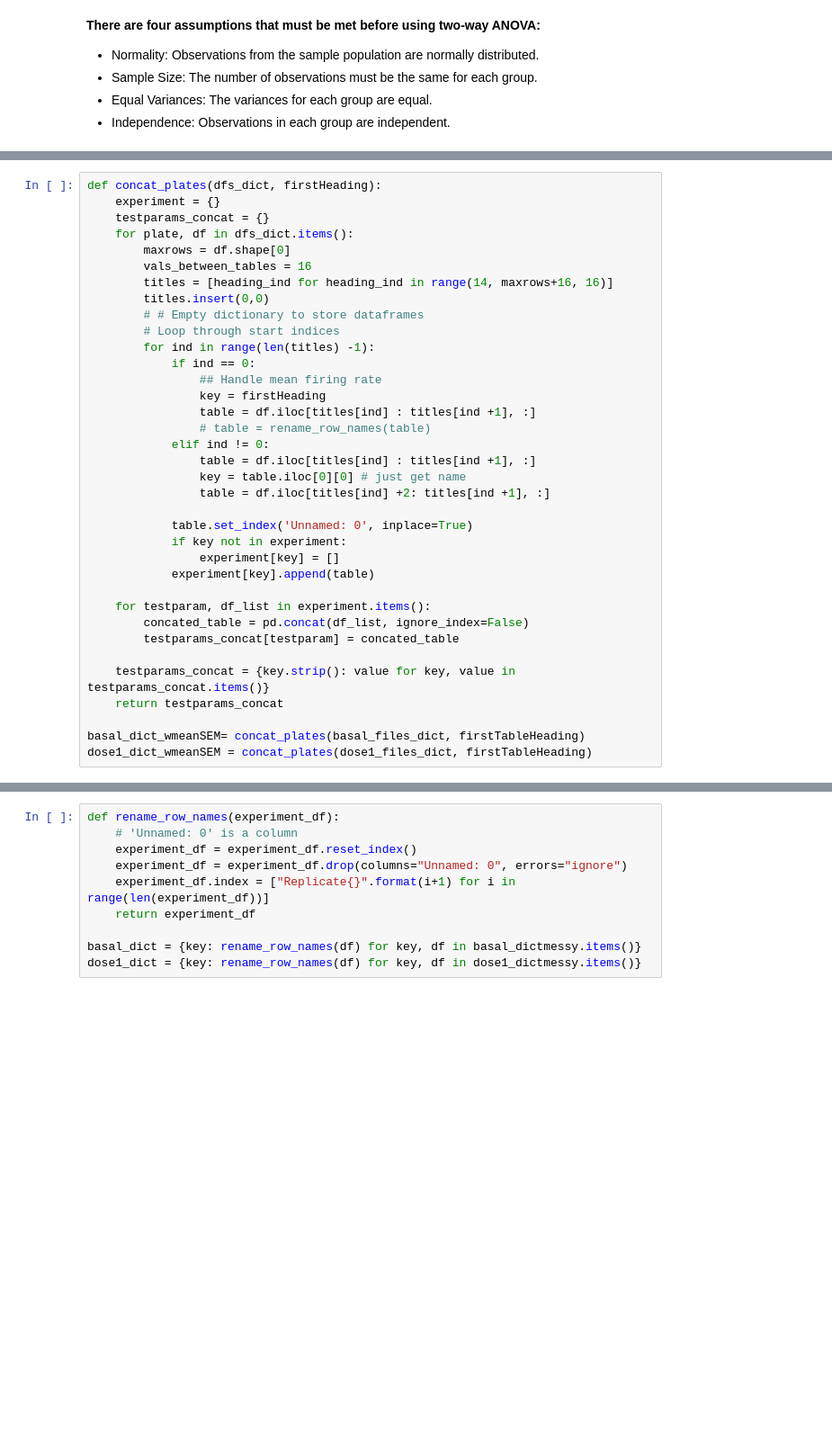
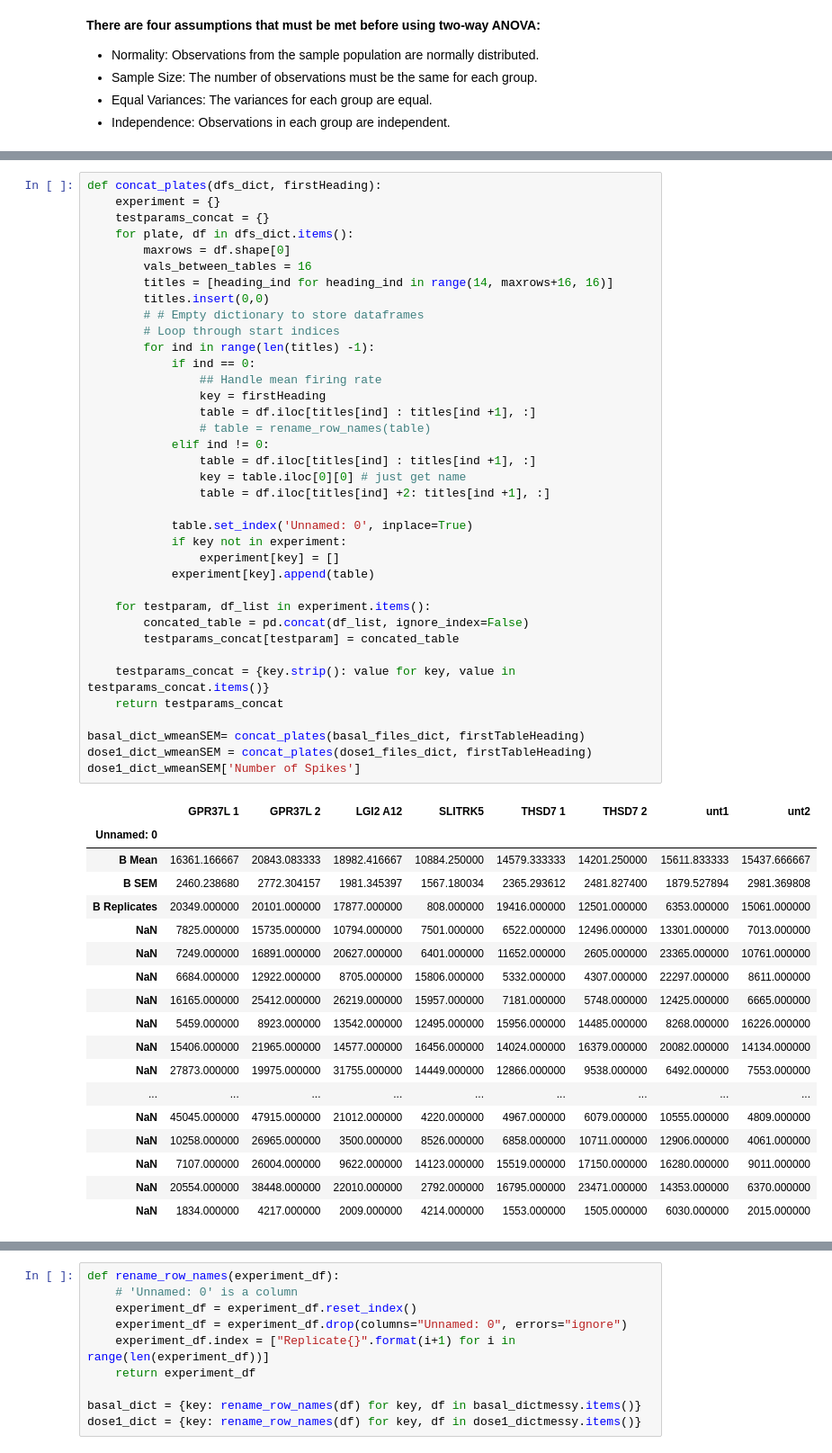
Before and after one commit to poojaparameswaran99/MEA_analysis, a Jupyter notebook: analysis/two_way_ANOVA_test_control1dose.ipynb, the cells around one changed output, grey strips where cells are left out. Shown: that part at 90% size. Saved outputs shown, nothing was run; the diff lists cells and outputs as text; blank space fills up the shorter version.

```diff
--- a/analysis/two_way_ANOVA_test_control1dose.ipynb
+++ b/analysis/two_way_ANOVA_test_control1dose.ipynb
@@ -88,33 +88,53 @@ def concat_plates(dfs_dict, firstHeading):
         vals_between_tables = 16
         titles = [heading_ind for heading_ind in range(14, maxrows+16, 16)]
         titles.insert(0,0)
         # # Empty dictionary to store dataframes
         # Loop through start indices
         for ind in range(len(titles) -1):
             if ind == 0:
                 ## Handle mean firing rate
                 key = firstHeading
                 table = df.iloc[titles[ind] : titles[ind +1], :]
                 # table = rename_row_names(table)
             elif ind != 0:
                 table = df.iloc[titles[ind] : titles[ind +1], :]
                 key = table.iloc[0][0] # just get name
                 table = df.iloc[titles[ind] +2: titles[ind +1], :]
 
             table.set_index('Unnamed: 0', inplace=True)
             if key not in experiment:
                 experiment[key] = []
             experiment[key].append(table)
 
     for testparam, df_list in experiment.items():
         concated_table = pd.concat(df_list, ignore_index=False)
         testparams_concat[testparam] = concated_table
 
     testparams_concat = {key.strip(): value for key, value in testparams_concat.items()}
     return testparams_concat
 
 basal_dict_wmeanSEM= concat_plates(basal_files_dict, firstTableHeading)
 dose1_dict_wmeanSEM = concat_plates(dose1_files_dict, firstTableHeading)
+dose1_dict_wmeanSEM['Number of Spikes']
+# %% [output]
+|  | GPR37L 1 | GPR37L 2 | LGI2 A12 | SLITRK5 | THSD7 1 | THSD7 2 | unt1 | unt2 |
+| Unnamed: 0 |  |  |  |  |  |  |  |  |
+| B Mean | 16361.166667 | 20843.083333 | 18982.416667 | 10884.250000 | 14579.333333 | 14201.250000 | 15611.833333 | 15437.666667 |
+| B SEM | 2460.238680 | 2772.304157 | 1981.345397 | 1567.180034 | 2365.293612 | 2481.827400 | 1879.527894 | 2981.369808 |
+| B Replicates | 20349.000000 | 20101.000000 | 17877.000000 | 808.000000 | 19416.000000 | 12501.000000 | 6353.000000 | 15061.000000 |
+| NaN | 7825.000000 | 15735.000000 | 10794.000000 | 7501.000000 | 6522.000000 | 12496.000000 | 13301.000000 | 7013.000000 |
+| NaN | 7249.000000 | 16891.000000 | 20627.000000 | 6401.000000 | 11652.000000 | 2605.000000 | 23365.000000 | 10761.000000 |
+| NaN | 6684.000000 | 12922.000000 | 8705.000000 | 15806.000000 | 5332.000000 | 4307.000000 | 22297.000000 | 8611.000000 |
+| NaN | 16165.000000 | 25412.000000 | 26219.000000 | 15957.000000 | 7181.000000 | 5748.000000 | 12425.000000 | 6665.000000 |
+| NaN | 5459.000000 | 8923.000000 | 13542.000000 | 12495.000000 | 15956.000000 | 14485.000000 | 8268.000000 | 16226.000000 |
+| NaN | 15406.000000 | 21965.000000 | 14577.000000 | 16456.000000 | 14024.000000 | 16379.000000 | 20082.000000 | 14134.000000 |
+| NaN | 27873.000000 | 19975.000000 | 31755.000000 | 14449.000000 | 12866.000000 | 9538.000000 | 6492.000000 | 7553.000000 |
+| ... | ... | ... | ... | ... | ... | ... | ... | ... |
+| NaN | 45045.000000 | 47915.000000 | 21012.000000 | 4220.000000 | 4967.000000 | 6079.000000 | 10555.000000 | 4809.000000 |
+| NaN | 10258.000000 | 26965.000000 | 3500.000000 | 8526.000000 | 6858.000000 | 10711.000000 | 12906.000000 | 4061.000000 |
+| NaN | 7107.000000 | 26004.000000 | 9622.000000 | 14123.000000 | 15519.000000 | 17150.000000 | 16280.000000 | 9011.000000 |
+| NaN | 20554.000000 | 38448.000000 | 22010.000000 | 2792.000000 | 16795.000000 | 23471.000000 | 14353.000000 | 6370.000000 |
+| NaN | 1834.000000 | 4217.000000 | 2009.000000 | 4214.000000 | 1553.000000 | 1505.000000 | 6030.000000 | 2015.000000 |
 # %%
 def remove_mean_SEM(dictionary, chemical_type):
     for key, value in dictionary.items():
```
Also changed, not shown: parts of 13 cells of this notebook, 2 other files.
